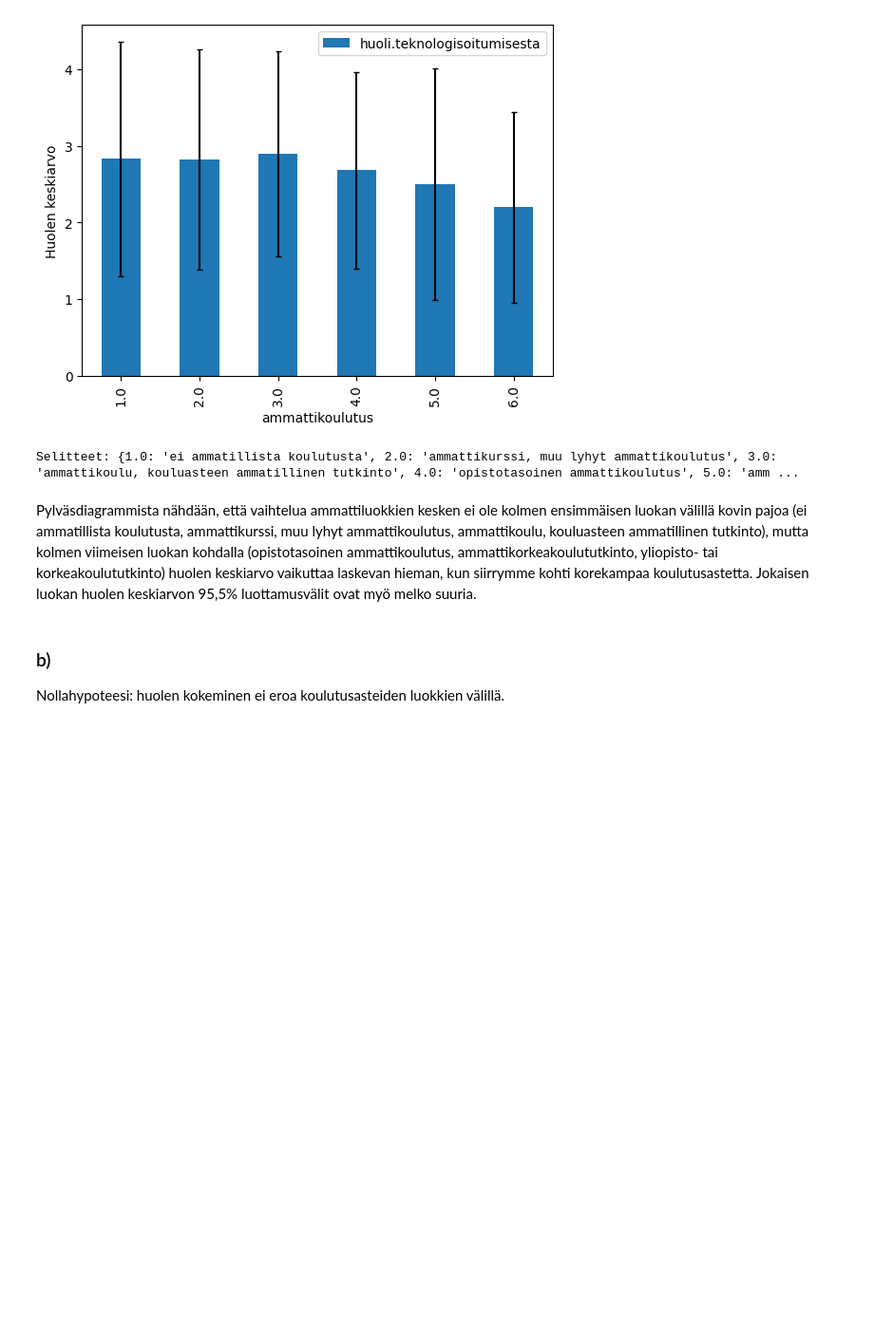
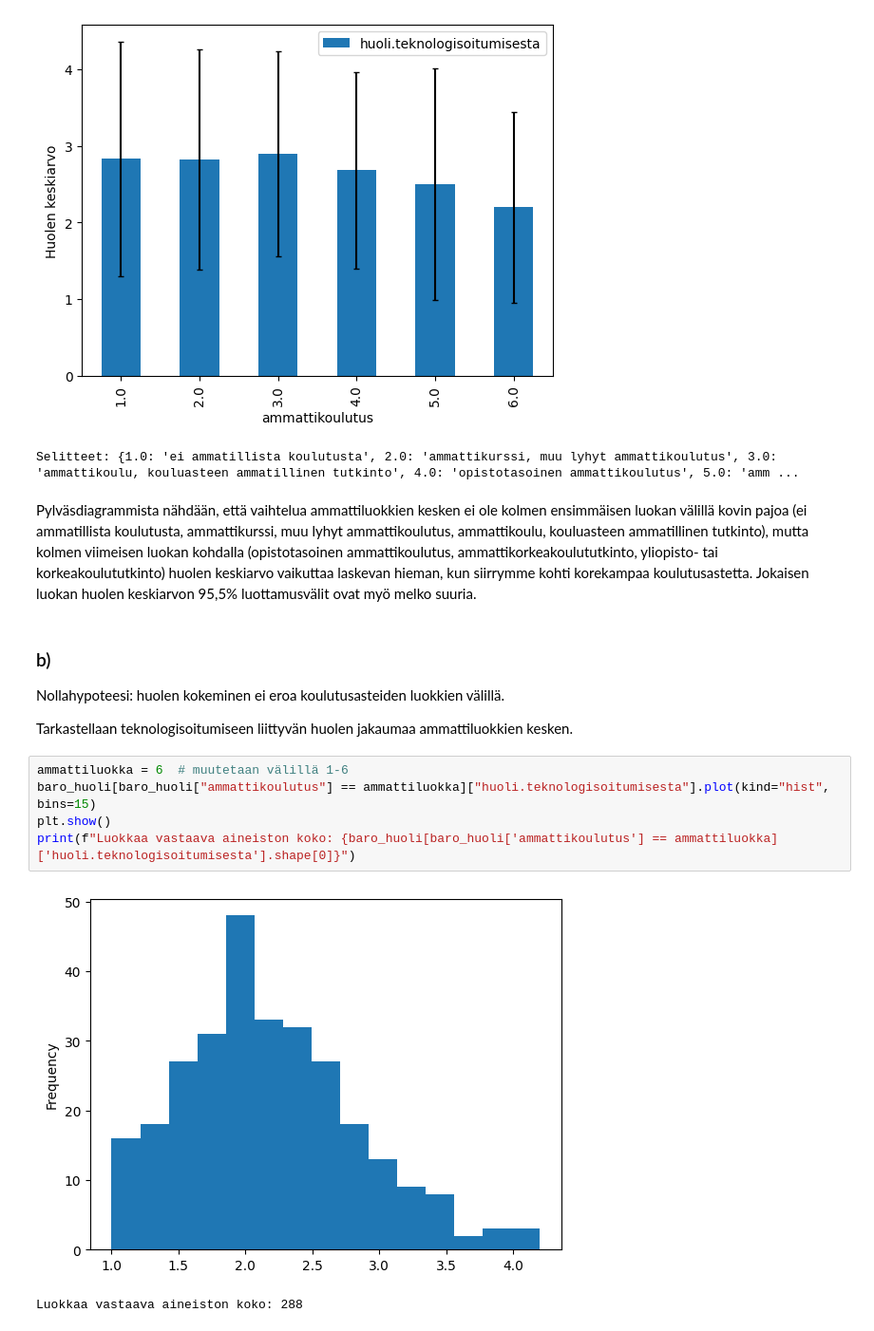
Before and after one commit to gialmisi/KOGS409, a Jupyter notebook: exercises/week_2.ipynb, the cells around one changed output. Shown at 95% size. Cells and saved outputs as stored; diff of their text form; blank space fills up the shorter version.

```diff
--- a/exercises/week_2.ipynb
+++ b/exercises/week_2.ipynb
@@ -180,3 +180,13 @@ Pylväsdiagrammista nähdään, että vaihtelua ammattiluokkien kesken ei ole ko
 ### b)
 
 Nollahypoteesi: huolen kokeminen ei eroa koulutusasteiden luokkien välillä.
+
+Tarkastellaan teknologisoitumiseen liittyvän huolen jakaumaa ammattiluokkien kesken.
+# %%
+ammattiluokka = 6  # muutetaan välillä 1-6
+baro_huoli[baro_huoli["ammattikoulutus"] == ammattiluokka]["huoli.teknologisoitumisesta"].plot(kind="hist", bins=15)
+plt.show()
+print(f"Luokkaa vastaava aineiston koko: {baro_huoli[baro_huoli['ammattikoulutus'] == ammattiluokka]['huoli.teknologisoitumisesta'].shape[0]}")
+# %% [output]
+[figure, added]
+Luokkaa vastaava aineiston koko: 288
```
Also changed, not shown: parts of 27 cells of this notebook.
